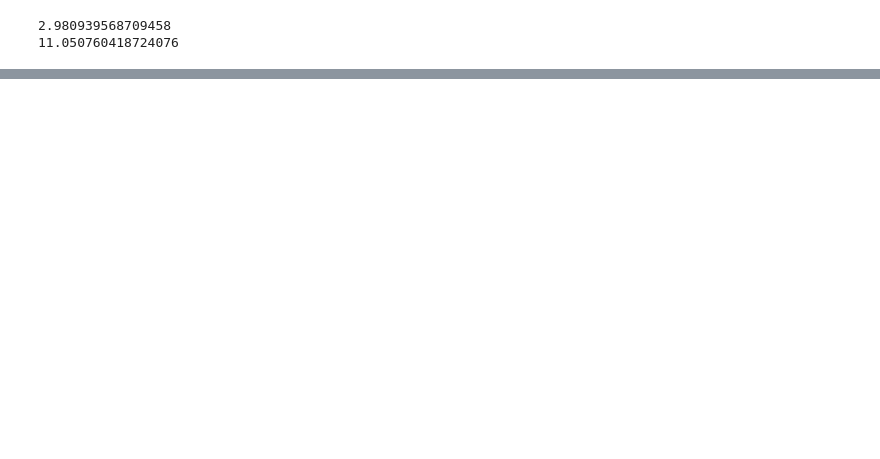
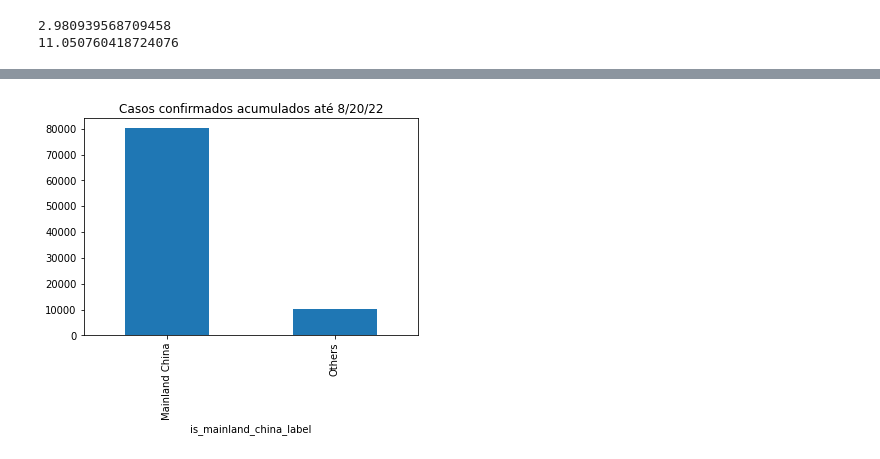
Before and after one commit to Facco-Bruno/Alura-Python, a Jupyter notebook: Health_data_analisys.ipynb, the cells around one changed output, grey strips where cells are left out. Cells and saved outputs as stored; diff of their text form; code cells hidden in the pictures; blank space fills up the shorter version.

```diff
--- a/Health_data_analisys.ipynb
+++ b/Health_data_analisys.ipynb
@@ -388,0 +511,6 @@ print(letality_rate_2 * 100)
+# %%
+import numpy as np
+
+confirmed['is_mainland_china_label'] = np.where(confirmed["is_mainland_china"], 'Mainland China', 'Others')
+display(confirmed.head())
+display(confirmed.tail())
@@ -388,0 +532,6 @@ print(letality_rate_2 * 100)
+# %%
+confirmed.groupby("is_mainland_china_label").sum()['3/2/20'].plot(kind='bar')
+plt.title(f"Casos confirmados acumulados até {last_date}")
+plt.show()
+# %% [output]
+[figure, added]
```
Also changed, not shown: parts of 32 cells of this notebook.
